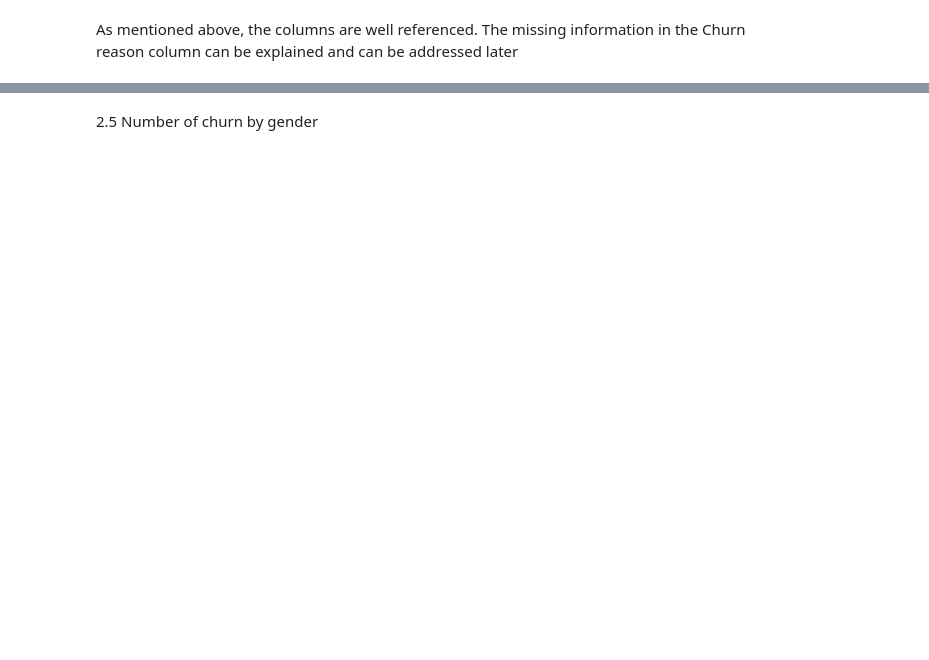
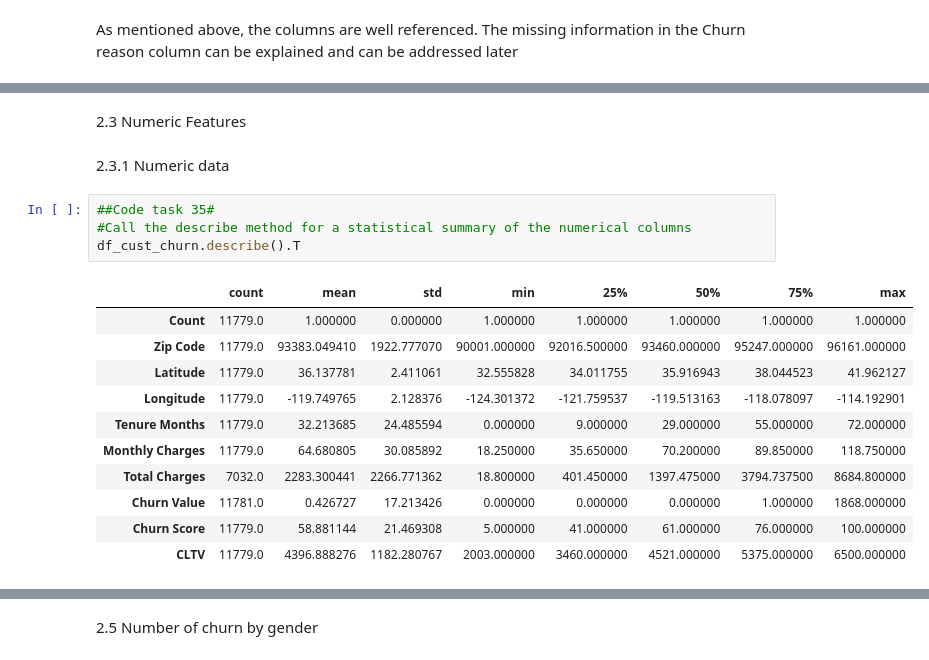
Before and after one commit to wgermain24/DataScienceGuidedCapstone, a Jupyter notebook: Notebooks/Customer_Churn.ipynb, the cells around one changed output, grey strips where cells are left out. Saved outputs shown, nothing was run; the diff lists cells and outputs as text; blank space fills up the shorter version.

```diff
--- a/Notebooks/Customer_Churn.ipynb
+++ b/Notebooks/Customer_Churn.ipynb
@@ -151,0 +520,20 @@ Name: Churn Value, dtype: int64
+# %% [markdown]
+2.3 Numeric Features
+# %% [markdown]
+2.3.1 Numeric data
+# %%
+##Code task 35#
+#Call the describe method for a statistical summary of the numerical columns
+df_cust_churn.describe().T
+# %% [output]
+|  | count | mean | std | min | 25% | 50% | 75% | max |
+| Count | 11779.0 | 1.000000 | 0.000000 | 1.000000 | 1.000000 | 1.000000 | 1.000000 | 1.000000 |
+| Zip Code | 11779.0 | 93383.049410 | 1922.777070 | 90001.000000 | 92016.500000 | 93460.000000 | 95247.000000 | 96161.000000 |
+| Latitude | 11779.0 | 36.137781 | 2.411061 | 32.555828 | 34.011755 | 35.916943 | 38.044523 | 41.962127 |
+| Longitude | 11779.0 | -119.749765 | 2.128376 | -124.301372 | -121.759537 | -119.513163 | -118.078097 | -114.192901 |
+| Tenure Months | 11779.0 | 32.213685 | 24.485594 | 0.000000 | 9.000000 | 29.000000 | 55.000000 | 72.000000 |
+| Monthly Charges | 11779.0 | 64.680805 | 30.085892 | 18.250000 | 35.650000 | 70.200000 | 89.850000 | 118.750000 |
+| Total Charges | 7032.0 | 2283.300441 | 2266.771362 | 18.800000 | 401.450000 | 1397.475000 | 3794.737500 | 8684.800000 |
+| Churn Value | 11781.0 | 0.426727 | 17.213426 | 0.000000 | 0.000000 | 0.000000 | 1.000000 | 1868.000000 |
+| Churn Score | 11779.0 | 58.881144 | 21.469308 | 5.000000 | 41.000000 | 61.000000 | 76.000000 | 100.000000 |
+| CLTV | 11779.0 | 4396.888276 | 1182.280767 | 2003.000000 | 3460.000000 | 4521.000000 | 5375.000000 | 6500.000000 |
```
Also changed, not shown: parts of 72 cells of this notebook.
